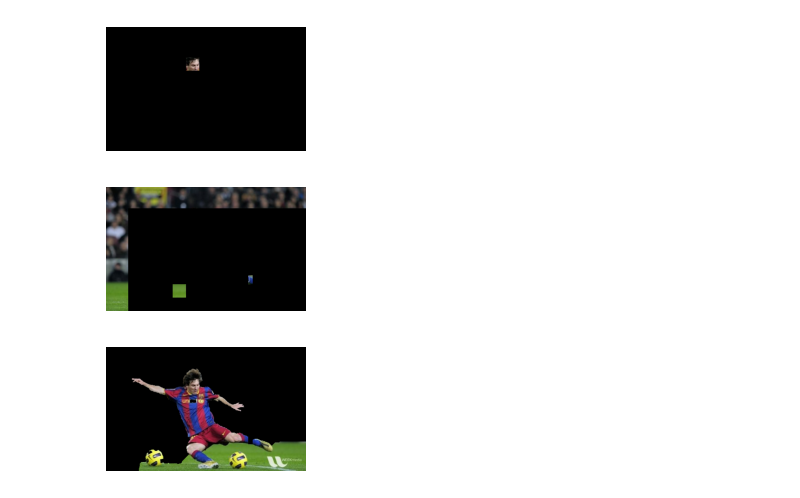
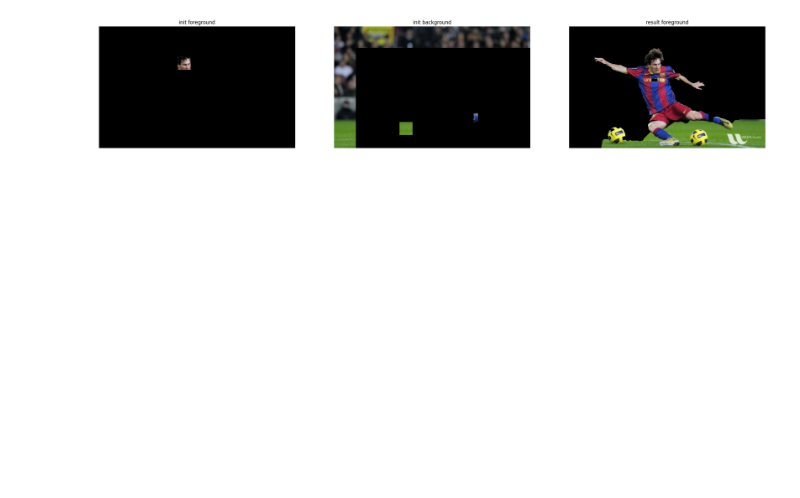
Before and after one commit to masterAllen/LearnOpenCV, a Jupyter notebook: code/image_segemnt.ipynb, the cells around one changed output. Drawn from its saved outputs; the diff is of its cells as text; code cells hidden in the pictures; blank space fills up the shorter version.

```diff
--- a/code/image_segemnt.ipynb
+++ b/code/image_segemnt.ipynb
@@ -46,21 +30,23 @@ show_image_with_mask(src, (mask==1)|(mask==3))
 # %%
 '''
 添加自定义的前景背景，加强 grabCut 准确度
 '''
+results = []
+
 # mask: 0 肯定背景，1 肯定前景，2 可能背景，3 可能前景
 mask[70:100, 180:210] = 1
 mask[220:250, 150:180] = 0
 mask[200:220, 320:330] = 0
 
 # 展示一下 mask 的情况
-show_image_with_mask(src, (mask==1))
-show_image_with_mask(src, (mask==0))
+results.append( ('init foreground', mask_img(src, (mask==1))) )
+results.append( ('init background', mask_img(src, (mask==0))) )
 
 # 注意这里从 WITH_RECT 变为 WITH_MASK
 mask, bgdModel, fgdModel = cv2.grabCut(src, mask, rect, bgdModel, fgdModel, 5, cv2.GC_INIT_WITH_MASK)
-show_image_with_mask(src, (mask==1)|(mask==3))
+results.append( ('result foreground', mask_img(src, (mask==1)|(mask==3))) )
+
+show_images(results)
 # %% [output]
-[figure, old version]
+[figure, new version]
-[figure, removed]
-[figure, removed]
 # %%
```
Also changed, not shown: parts of 4 cells of this notebook, 6 other files.
